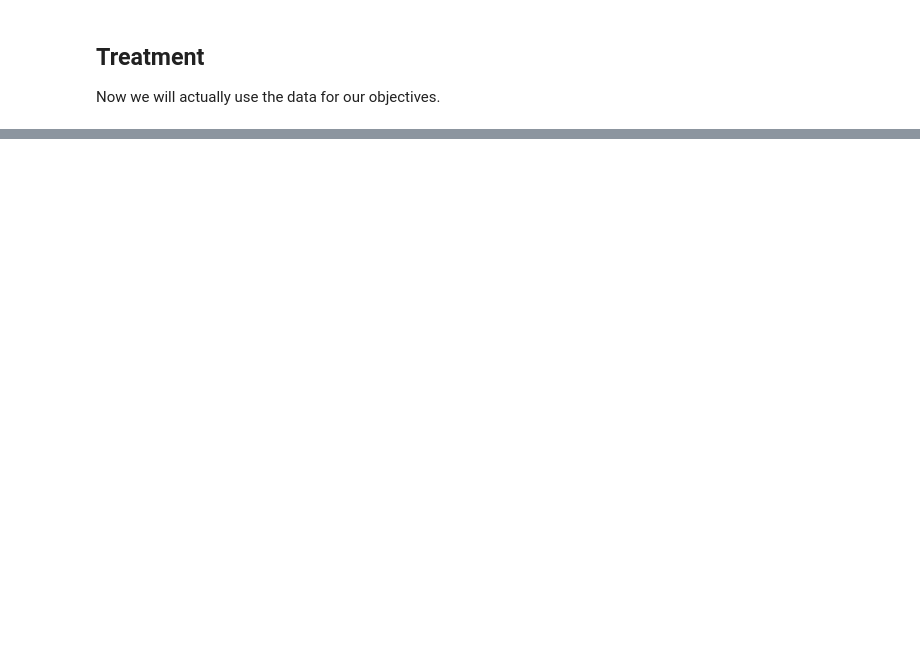
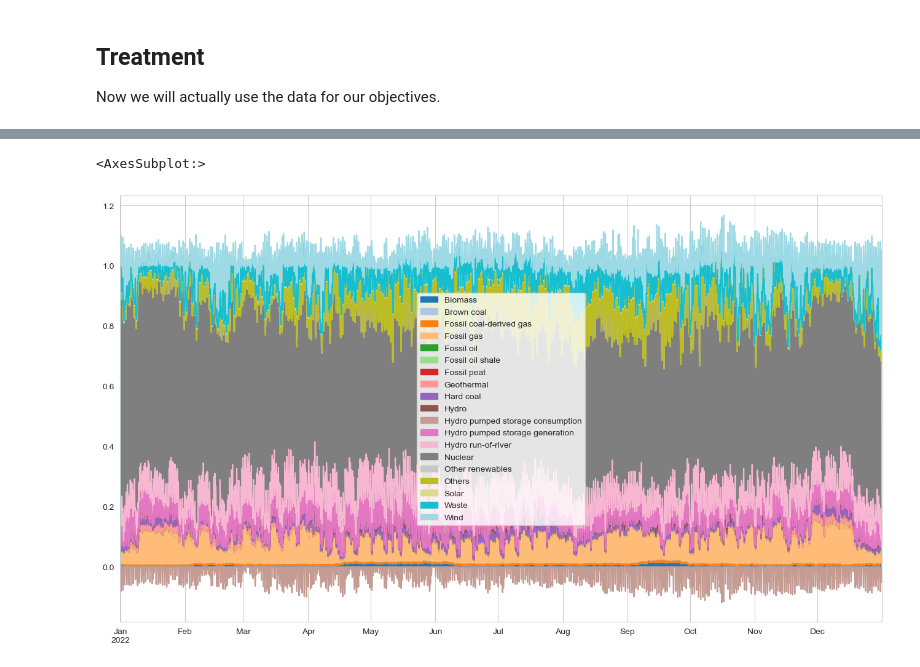
Before and after one commit to thomasgibon/energy-charts-remake, a Jupyter notebook: electricity_trade.ipynb, the cells around one changed output, grey strips where cells are left out. Drawn from its saved outputs; the diff is of its cells as text; code cells hidden in the pictures; blank space fills up the shorter version.

```diff
--- a/electricity_trade.ipynb
+++ b/electricity_trade.ipynb
@@ -261,0 +434,2 @@ comparison.T.plot.barh(stacked=True, figsize=(10,20), title=f'Production and con
+# %%
+p3d_trade = P_full['trade'].to_numpy().reshape(8764, n_r, n_r).transpose((0,2,1))
@@ -261,0 +441,4 @@ comparison.T.plot.barh(stacked=True, figsize=(10,20), title=f'Production and con
+# %%
+i3d = np.stack([np.eye(p3d_trade.shape[1])]*8764,2).transpose((2,0,1))
+# %%
+l3d = np.linalg.inv(i3d-p3d_trade)
@@ -261,0 +447,6 @@ comparison.T.plot.barh(stacked=True, figsize=(10,20), title=f'Production and con
+# %%
+# t - time
+# c - country of consumption
+# s - source (technology)
+# i - country of import
+mix = np.einsum('tcs,tic->tcs', p3d_prod, l3d)
@@ -261,0 +499,8 @@ comparison.T.plot.barh(stacked=True, figsize=(10,20), title=f'Production and con
+# %%
+fig, ax = plt.subplots(figsize=(16,9))
+pd.DataFrame(mix[:,16,:],
+             index=time_series,
+             columns=P_full['production mix'].columns).plot.area(stacked=True, cmap='tab20', ax=ax)
+# %% [output]
+<AxesSubplot:>
+[figure, added]
```
Also changed, not shown: parts of 52 cells of this notebook.
